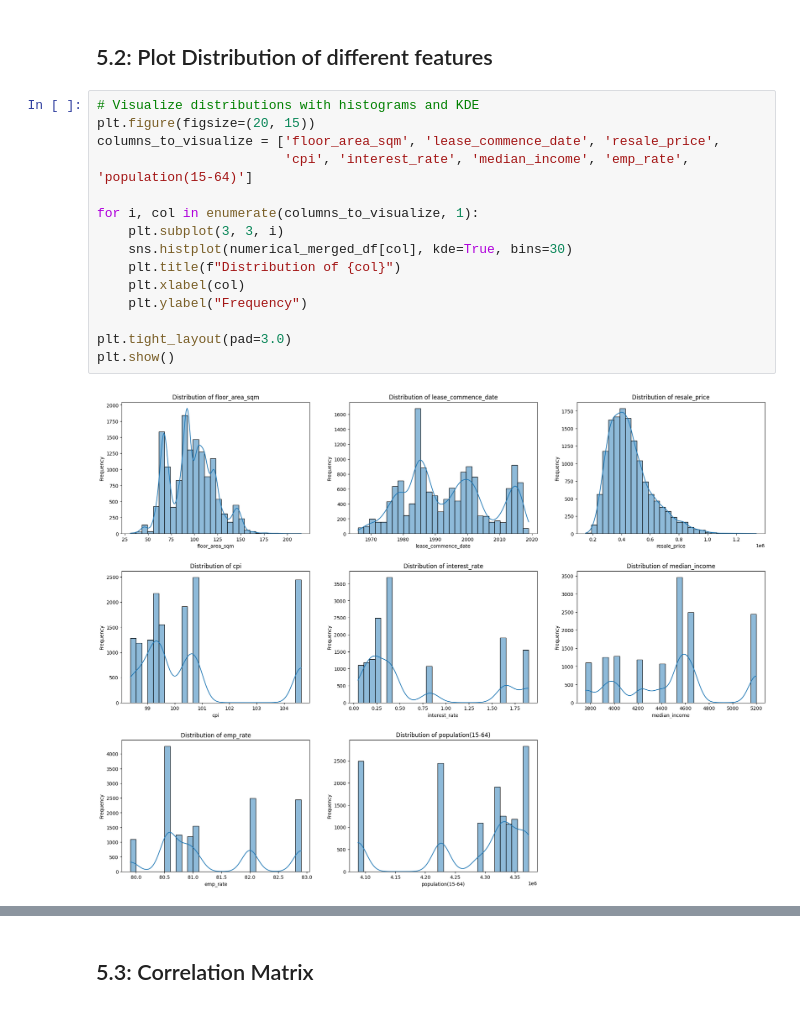
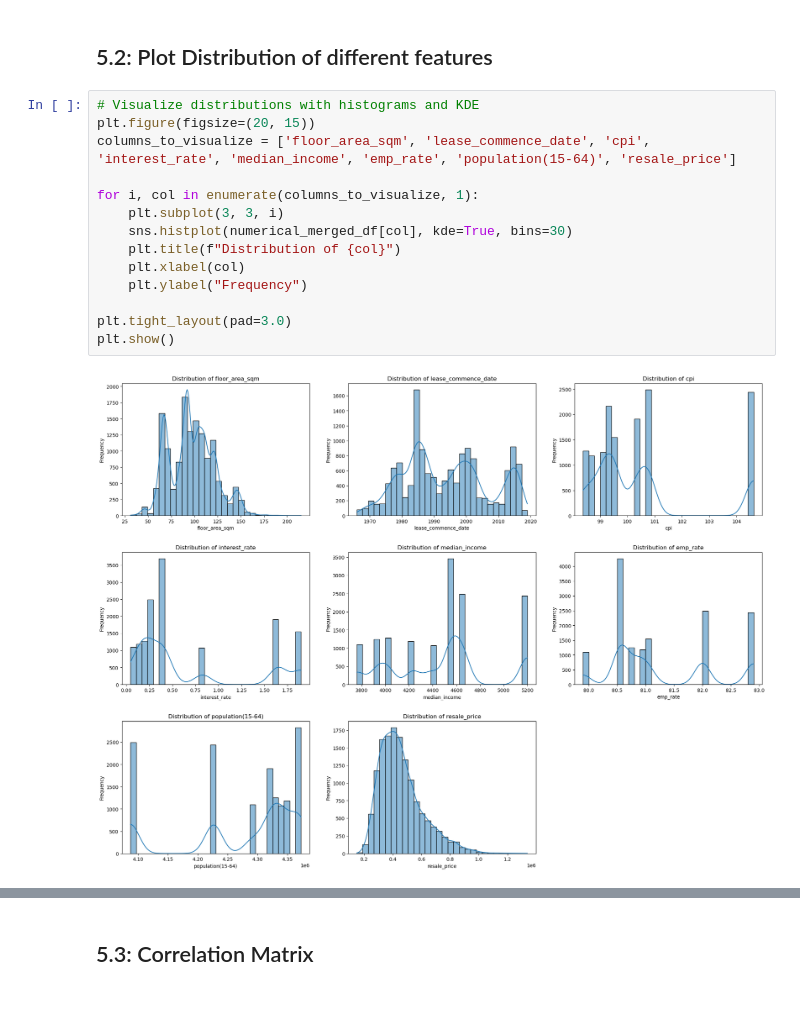
Before and after one commit to zayLatt25/data-science, a Jupyter notebook: datascience.ipynb, the cells around one changed output, grey strips where cells are left out. Saved outputs shown, nothing was run; the diff lists cells and outputs as text.

```diff
--- a/datascience.ipynb
+++ b/datascience.ipynb
@@ -1012,17 +1077,16 @@ plt.show()
 # %%
 # Visualize distributions with histograms and KDE
 plt.figure(figsize=(20, 15))
-columns_to_visualize = ['floor_area_sqm', 'lease_commence_date', 'resale_price',
-                        'cpi', 'interest_rate', 'median_income', 'emp_rate', 'population(15-64)']
+columns_to_visualize = ['floor_area_sqm', 'lease_commence_date', 'cpi', 'interest_rate', 'median_income', 'emp_rate', 'population(15-64)', 'resale_price']
 
 for i, col in enumerate(columns_to_visualize, 1):
     plt.subplot(3, 3, i)
     sns.histplot(numerical_merged_df[col], kde=True, bins=30)
     plt.title(f"Distribution of {col}")
     plt.xlabel(col)
     plt.ylabel("Frequency")
 
 plt.tight_layout(pad=3.0)
 plt.show()
 # %% [output]
-[figure, old version]
+[figure, new version]
```
Also changed, not shown: parts of 52 cells of this notebook.
